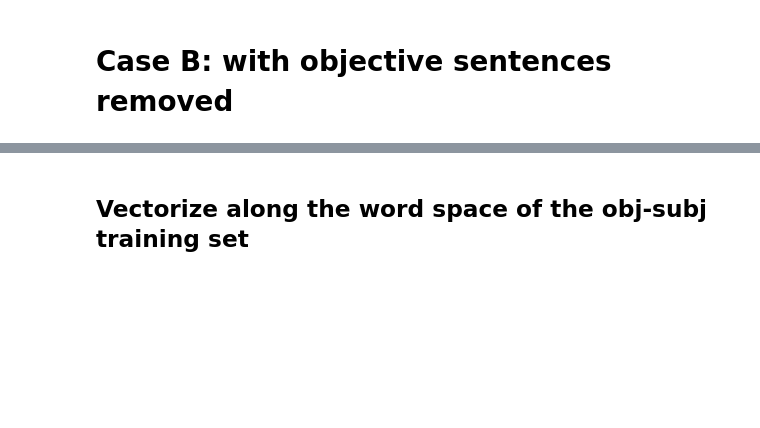
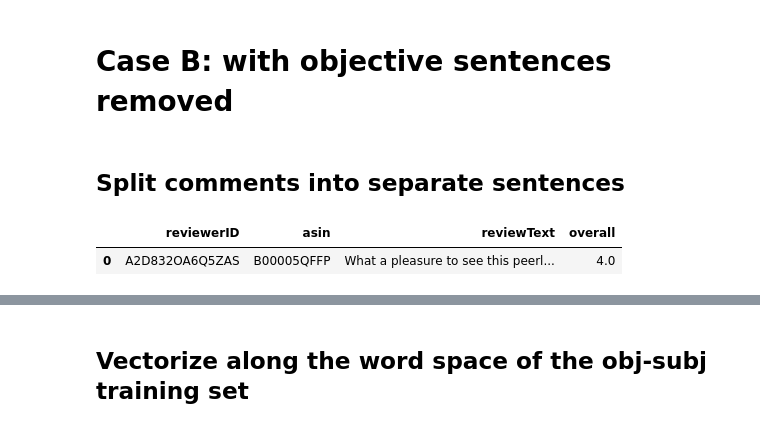
Before and after one commit to j-gd/movie_mood, a Jupyter notebook: src/ab_testing_dev/B_testing.ipynb, the cells around one changed output, grey strips where cells are left out. Saved outputs shown, nothing was run; the diff lists cells and outputs as text; code cells hidden in the pictures; blank space fills up the shorter version.

```diff
--- a/src/ab_testing_dev/B_testing.ipynb
+++ b/src/ab_testing_dev/B_testing.ipynb
@@ -337,5 +344,11 @@ res_df
+# %% [markdown]
+## Split comments into separate sentences
 # %%
+test_reviews = reviews['test']
 test_reviews.head(1)
+# %% [output]
+|  | reviewerID | asin | reviewText | overall |
+| 0 | A2D832OA6Q5ZAS | B00005QFFP | What a pleasure to see this peerl... | 4.0 |
 # %%
 from nltk.tokenize import sent_tokenize
 test_reviews['sentence'] = test_reviews['reviewText'].map(sent_tokenize)
```
Also changed, not shown: parts of 7 cells of this notebook, 1 other file.
